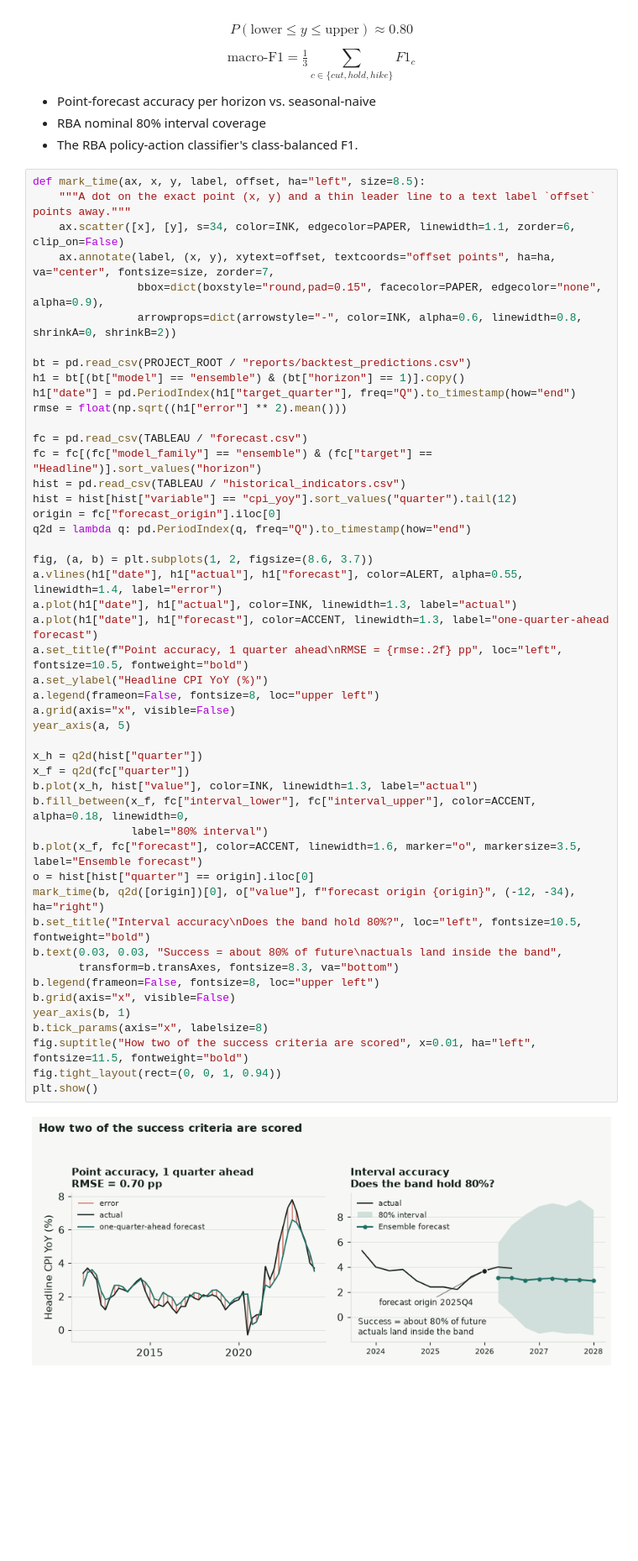
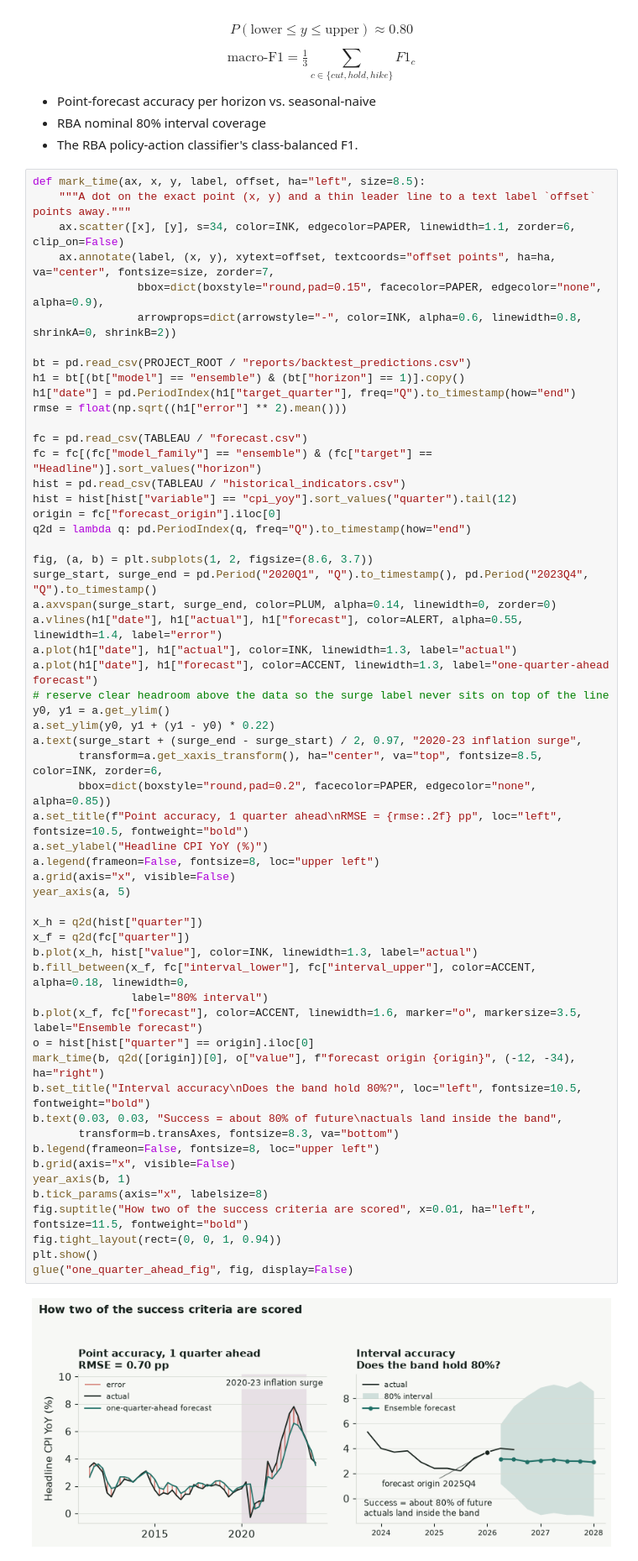
Before and after one commit to JuanVu1810/Australian-CPI-Forecast, a Jupyter notebook: book/australian_cpi_forecasting/01_business_understanding.ipynb, the cells around one changed output. Shown at 84% size. Cells and saved outputs as stored; diff of their text form; blank space fills up the shorter version.

```diff
--- a/book/australian_cpi_forecasting/01_business_understanding.ipynb
+++ b/book/australian_cpi_forecasting/01_business_understanding.ipynb
@@ -141,32 +142,41 @@ origin = fc["forecast_origin"].iloc[0]
 q2d = lambda q: pd.PeriodIndex(q, freq="Q").to_timestamp(how="end")
 
 fig, (a, b) = plt.subplots(1, 2, figsize=(8.6, 3.7))
+surge_start, surge_end = pd.Period("2020Q1", "Q").to_timestamp(), pd.Period("2023Q4", "Q").to_timestamp()
+a.axvspan(surge_start, surge_end, color=PLUM, alpha=0.14, linewidth=0, zorder=0)
 a.vlines(h1["date"], h1["actual"], h1["forecast"], color=ALERT, alpha=0.55, linewidth=1.4, label="error")
 a.plot(h1["date"], h1["actual"], color=INK, linewidth=1.3, label="actual")
 a.plot(h1["date"], h1["forecast"], color=ACCENT, linewidth=1.3, label="one-quarter-ahead forecast")
+# reserve clear headroom above the data so the surge label never sits on top of the line
+y0, y1 = a.get_ylim()
+a.set_ylim(y0, y1 + (y1 - y0) * 0.22)
+a.text(surge_start + (surge_end - surge_start) / 2, 0.97, "2020-23 inflation surge",
+       transform=a.get_xaxis_transform(), ha="center", va="top", fontsize=8.5, color=INK, zorder=6,
+       bbox=dict(boxstyle="round,pad=0.2", facecolor=PAPER, edgecolor="none", alpha=0.85))
 a.set_title(f"Point accuracy, 1 quarter ahead\nRMSE = {rmse:.2f} pp", loc="left", fontsize=10.5, fontweight="bold")
 a.set_ylabel("Headline CPI YoY (%)")
 a.legend(frameon=False, fontsize=8, loc="upper left")
 a.grid(axis="x", visible=False)
 year_axis(a, 5)
 
 x_h = q2d(hist["quarter"])
 x_f = q2d(fc["quarter"])
 b.plot(x_h, hist["value"], color=INK, linewidth=1.3, label="actual")
 b.fill_between(x_f, fc["interval_lower"], fc["interval_upper"], color=ACCENT, alpha=0.18, linewidth=0,
                label="80% interval")
 b.plot(x_f, fc["forecast"], color=ACCENT, linewidth=1.6, marker="o", markersize=3.5, label="Ensemble forecast")
 o = hist[hist["quarter"] == origin].iloc[0]
 mark_time(b, q2d([origin])[0], o["value"], f"forecast origin {origin}", (-12, -34), ha="right")
 b.set_title("Interval accuracy\nDoes the band hold 80%?", loc="left", fontsize=10.5, fontweight="bold")
 b.text(0.03, 0.03, "Success = about 80% of future\nactuals land inside the band",
        transform=b.transAxes, fontsize=8.3, va="bottom")
 b.legend(frameon=False, fontsize=8, loc="upper left")
 b.grid(axis="x", visible=False)
 year_axis(b, 1)
 b.tick_params(axis="x", labelsize=8)
 fig.suptitle("How two of the success criteria are scored", x=0.01, ha="left", fontsize=11.5, fontweight="bold")
 fig.tight_layout(rect=(0, 0, 1, 0.94))
 plt.show()
+glue("one_quarter_ahead_fig", fig, display=False)
 # %% [output]
-[figure, old version]
+[figure, new version]
```
Also changed, not shown: parts of 2 cells of this notebook, 1 other file.
